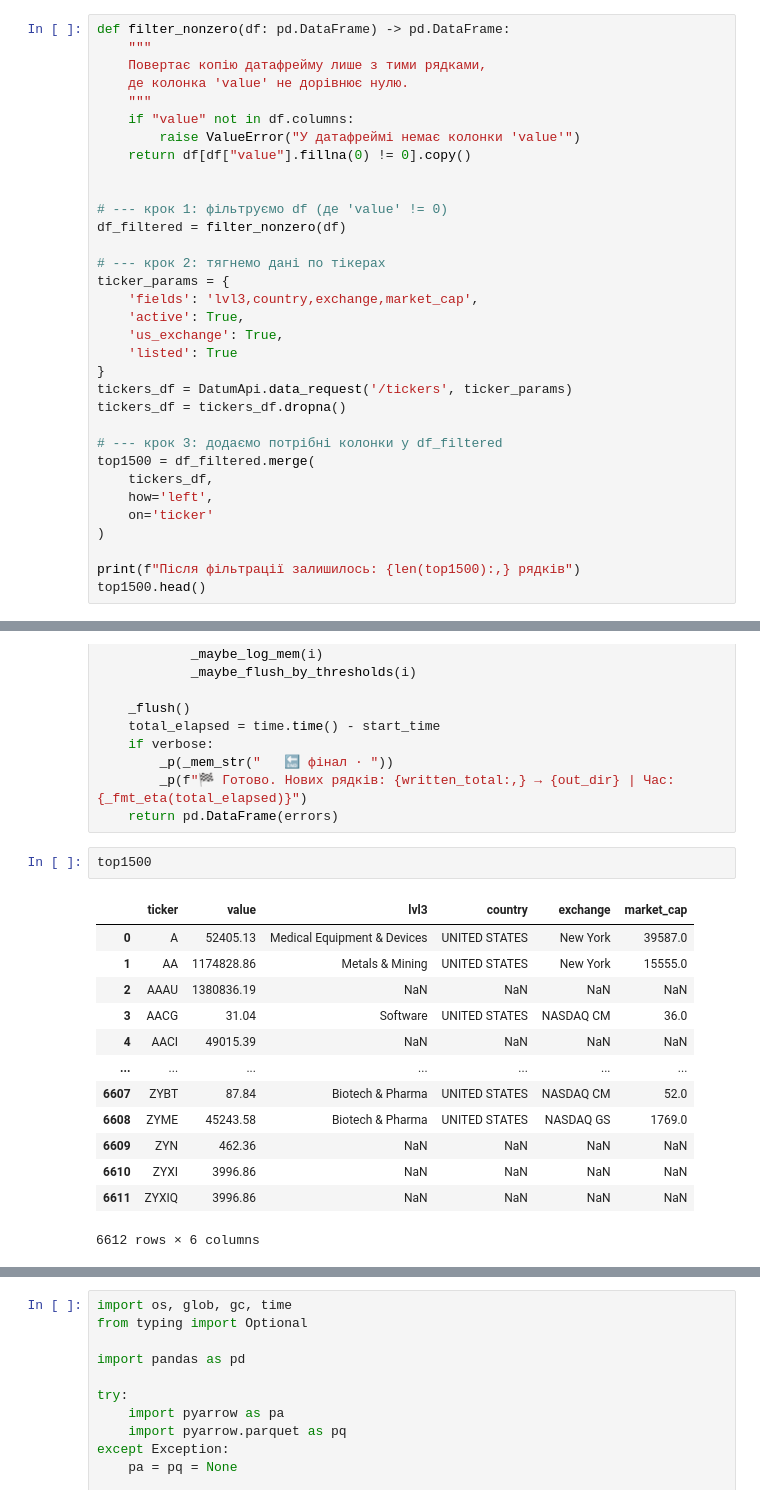
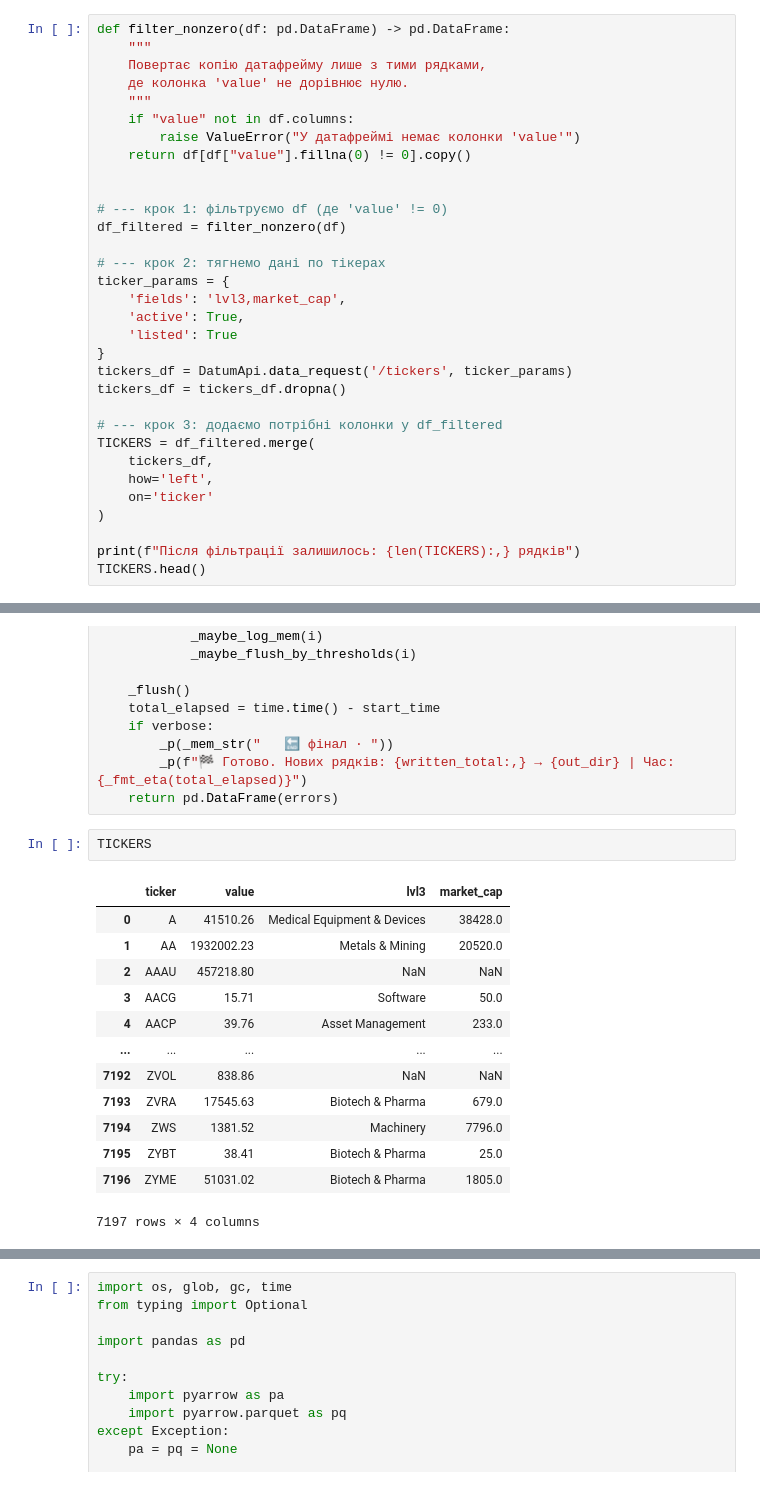
Before and after one commit to bohdan6992/OriON-strategies, a Jupyter notebook: notebooks/CRACEN.ipynb, the cells around one changed output, grey strips where cells are left out. Cells and saved outputs as stored; diff of their text form.

```diff
--- a/notebooks/CRACEN.ipynb
+++ b/notebooks/CRACEN.ipynb
@@ -155,21 +154,20 @@ df_filtered = filter_nonzero(df)
 
 # --- крок 2: тягнемо дані по тікерах
 ticker_params = {
-    'fields': 'lvl3,country,exchange,market_cap',
+    'fields': 'lvl3,market_cap',
     'active': True,
-    'us_exchange': True,
     'listed': True
 }
 tickers_df = DatumApi.data_request('/tickers', ticker_params)
 tickers_df = tickers_df.dropna()
 
 # --- крок 3: додаємо потрібні колонки у df_filtered
-top1500 = df_filtered.merge(
+TICKERS = df_filtered.merge(
     tickers_df,
     how='left',
     on='ticker'
 )
 
-print(f"Після фільтрації залишилось: {len(top1500):,} рядків")
-top1500.head()
+print(f"Після фільтрації залишилось: {len(TICKERS):,} рядків")
+TICKERS.head()
 # %% [output]
@@ -1485,21 +1478,21 @@ def fetch_intraday_v3_for_all_tickers(
         _p(f"🏁 Готово. Нових рядків: {written_total:,} → {out_dir} | Час: {_fmt_eta(total_elapsed)}")
     return pd.DataFrame(errors)
 # %%
-top1500
+TICKERS
 # %% [output]
-|  | ticker | value | lvl3 | country | exchange | market_cap |
-| 0 | A | 52405.13 | Medical Equipment & Devices | UNITED STATES | New York | 39587.0 |
-| 1 | AA | 1174828.86 | Metals & Mining | UNITED STATES | New York | 15555.0 |
-| 2 | AAAU | 1380836.19 | NaN | NaN | NaN | NaN |
-| 3 | AACG | 31.04 | Software | UNITED STATES | NASDAQ CM | 36.0 |
-| 4 | AACI | 49015.39 | NaN | NaN | NaN | NaN |
-| ... | ... | ... | ... | ... | ... | ... |
-| 6607 | ZYBT | 87.84 | Biotech & Pharma | UNITED STATES | NASDAQ CM | 52.0 |
-| 6608 | ZYME | 45243.58 | Biotech & Pharma | UNITED STATES | NASDAQ GS | 1769.0 |
-| 6609 | ZYN | 462.36 | NaN | NaN | NaN | NaN |
-| 6610 | ZYXI | 3996.86 | NaN | NaN | NaN | NaN |
-| 6611 | ZYXIQ | 3996.86 | NaN | NaN | NaN | NaN |
+|  | ticker | value | lvl3 | market_cap |
+| 0 | A | 41510.26 | Medical Equipment & Devices | 38428.0 |
+| 1 | AA | 1932002.23 | Metals & Mining | 20520.0 |
+| 2 | AAAU | 457218.80 | NaN | NaN |
+| 3 | AACG | 15.71 | Software | 50.0 |
+| 4 | AACP | 39.76 | Asset Management | 233.0 |
+| ... | ... | ... | ... | ... |
+| 7192 | ZVOL | 838.86 | NaN | NaN |
+| 7193 | ZVRA | 17545.63 | Biotech & Pharma | 679.0 |
+| 7194 | ZWS | 1381.52 | Machinery | 7796.0 |
+| 7195 | ZYBT | 38.41 | Biotech & Pharma | 25.0 |
+| 7196 | ZYME | 51031.02 | Biotech & Pharma | 1805.0 |
-6612 rows × 6 columns
+7197 rows × 4 columns
 # %%
 import pandas as pd
 
```
Also changed, not shown: parts of 14 cells of this notebook.
